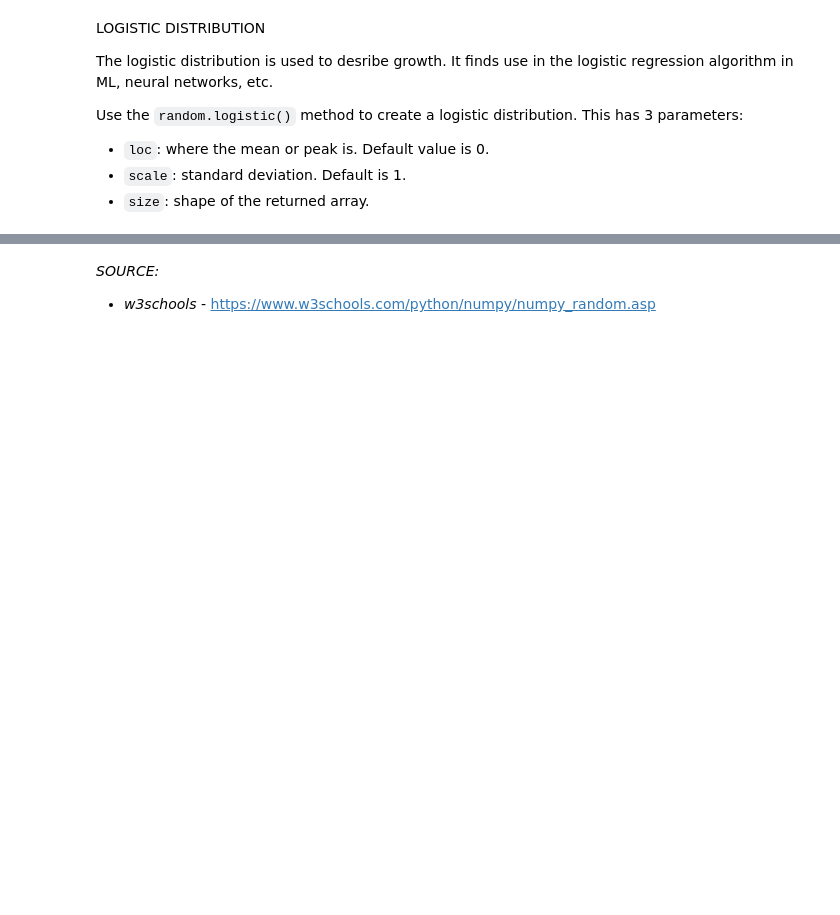
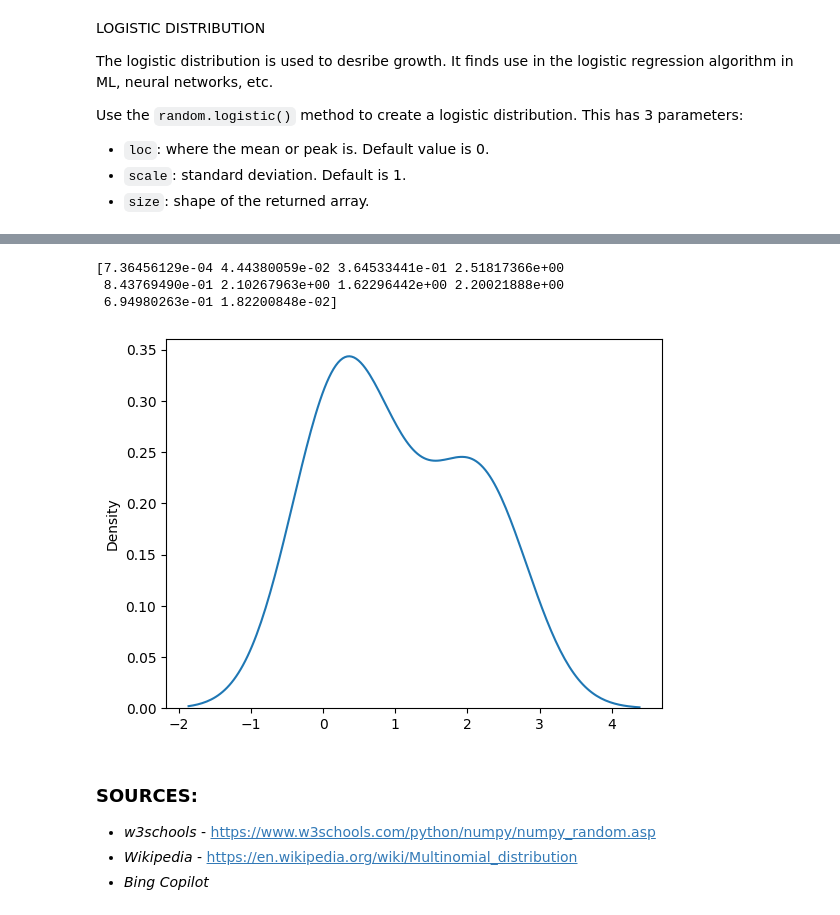
Before and after one commit to NagaNitya/AIML, a Jupyter notebook: NumPy RANDOM.ipynb, the cells around one changed output, grey strips where cells are left out. Drawn from its saved outputs; the diff is of its cells as text; code cells hidden in the pictures; blank space fills up the shorter version.

```diff
--- a/NumPy RANDOM.ipynb
+++ b/NumPy RANDOM.ipynb
@@ -205,3 +257,18 @@ print(log)
+# %%
+chi=random.chisquare(df=2, size=10) # generate 10 random numbers from a chi-square distribution with 2 degrees of freedom
+print(chi)
+# %% [output]
+[7.36456129e-04 4.44380059e-02 3.64533441e-01 2.51817366e+00
+ 8.43769490e-01 2.10267963e+00 1.62296442e+00 2.20021888e+00
+ 6.94980263e-01 1.82200848e-02]
+# %%
+sns.distplot(chi, hist=False)
+plt.show()
+# %% [output]
+[figure, added]
 # %% [markdown]
-*SOURCE:*
+### SOURCES:
+
 + *w3schools* - https://www.w3schools.com/python/numpy/numpy_random.asp
++ *Wikipedia* - https://en.wikipedia.org/wiki/Multinomial_distribution
++ *Bing Copilot*
```
Also changed, not shown: parts of 33 cells of this notebook.
